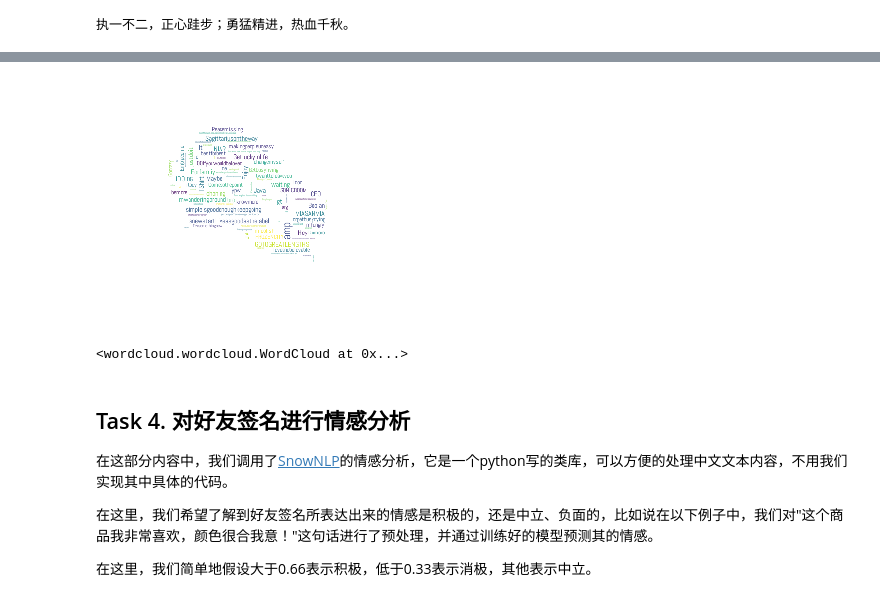
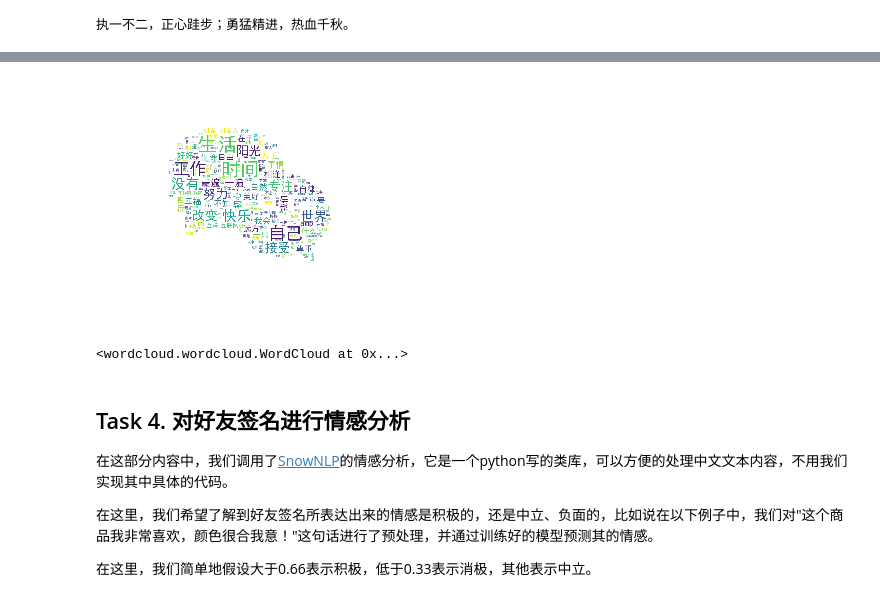
Before and after one commit to leesper/become-aipnd-learner, a Jupyter notebook: P0_WeChatFriends/My Wechat Friends.ipynb, the cells around one changed output, grey strips where cells are left out. Saved outputs shown, nothing was run; the diff lists cells and outputs as text; code cells hidden in the pictures.

```diff
--- a/P0_WeChatFriends/My Wechat Friends.ipynb
+++ b/P0_WeChatFriends/My Wechat Friends.ipynb
@@ -237,20 +230,20 @@ wl_space_split = " ".join(wordlist_jieba)
 # %%
 ### 以下内容无需修改，直接运行即可
 import PIL.Image as Image
 
 alice_coloring = np.array(Image.open("wechat.jpg"))
 
 my_wordcloud = WordCloud(background_color="white", max_words=2000, mask=alice_coloring,
-                         max_font_size=40, random_state=42, font_path='./abel-regular.ttf').generate(wl_space_split)
+                         max_font_size=40, random_state=42, font_path='./SimHei.ttf').generate(wl_space_split)
 
 plt.imshow(my_wordcloud)
 plt.axis("off")
 plt.show()
 
 d = os.path.dirname('.')
 my_wordcloud.to_file(os.path.join(d, "wechatfriends_wordcloud.png"))
 # %% [output]
-[figure, old version]
+[figure, new version]
 <wordcloud.wordcloud.WordCloud at 0x...>
 # %% [markdown]
 ## Task 4. 对好友签名进行情感分析
```
Also changed, not shown: parts of 5 cells of this notebook, 4 other files.
